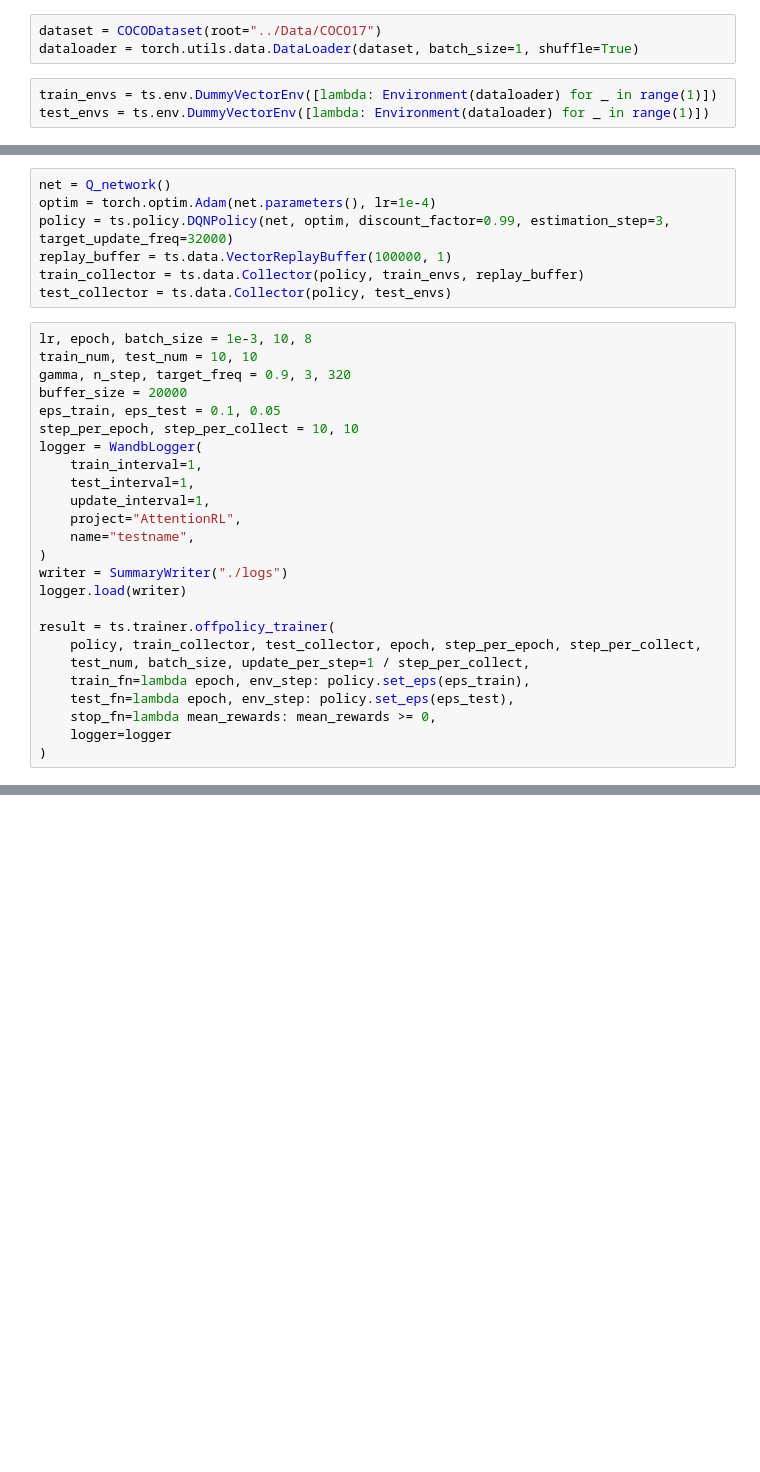
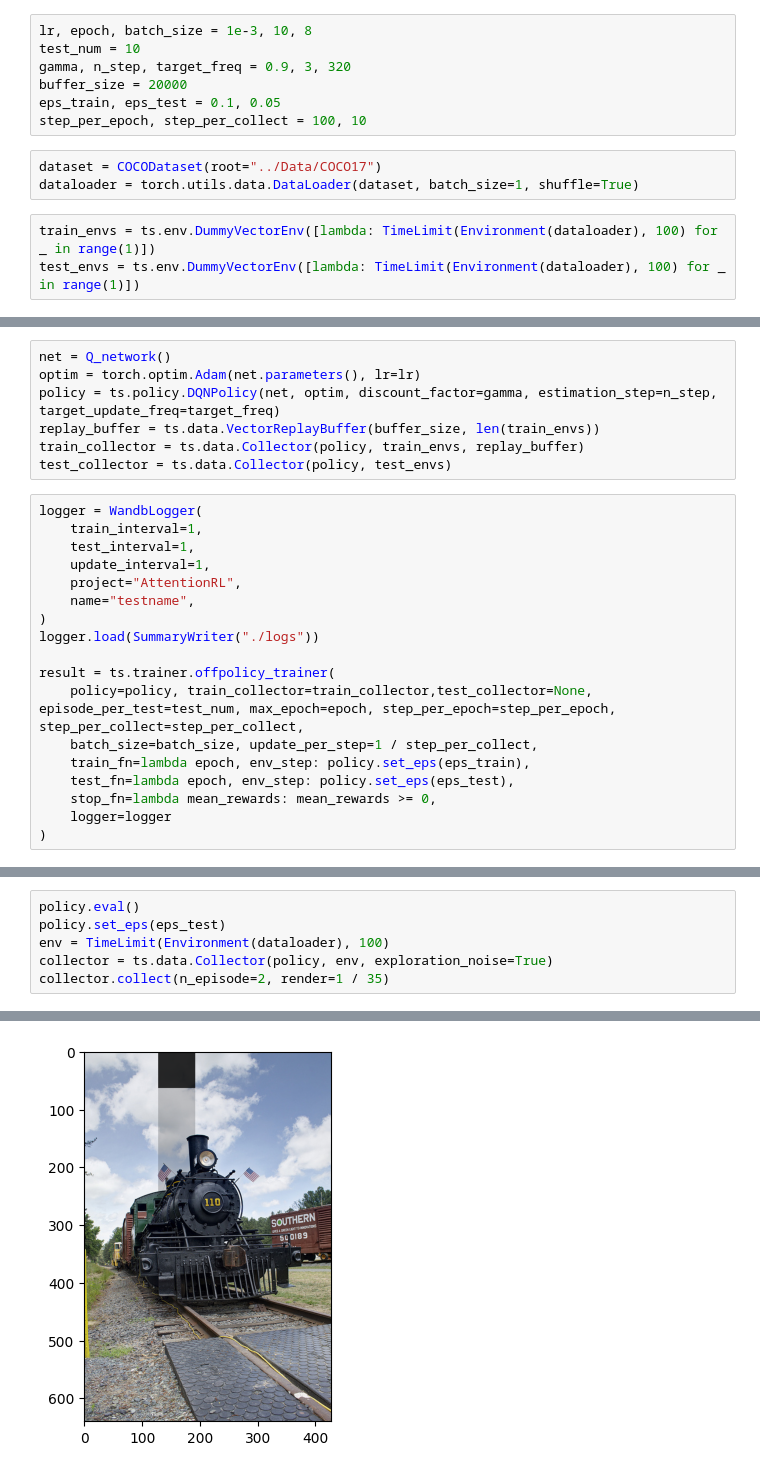
Before and after one commit to moeiniamir/AttentionRL, a Jupyter notebook: v2/agent1.ipynb, the cells around one changed output, grey strips where cells are left out. Drawn from its saved outputs; the diff is of its cells as text; blank space fills up the shorter version.

```diff
--- a/v2/agent1.ipynb
+++ b/v2/agent1.ipynb
@@ -216,6 +225,13 @@ class Environment(gym.Env):
+# %%
+lr, epoch, batch_size = 1e-3, 10, 8
+test_num = 10
+gamma, n_step, target_freq = 0.9, 3, 320
+buffer_size = 20000
+eps_train, eps_test = 0.1, 0.05
+step_per_epoch, step_per_collect = 100, 10
 # %%
 dataset = COCODataset(root="../Data/COCO17")
 dataloader = torch.utils.data.DataLoader(dataset, batch_size=1, shuffle=True)
 # %%
-train_envs = ts.env.DummyVectorEnv([lambda: Environment(dataloader) for _ in range(1)])
-test_envs = ts.env.DummyVectorEnv([lambda: Environment(dataloader) for _ in range(1)])
+train_envs = ts.env.DummyVectorEnv([lambda: TimeLimit(Environment(dataloader), 100) for _ in range(1)])
+test_envs = ts.env.DummyVectorEnv([lambda: TimeLimit(Environment(dataloader), 100) for _ in range(1)])
@@ -246,17 +238,11 @@ class Q_network(nn.Module):
 # %%
 net = Q_network()
-optim = torch.optim.Adam(net.parameters(), lr=1e-4)
-policy = ts.policy.DQNPolicy(net, optim, discount_factor=0.99, estimation_step=3, target_update_freq=32000)
-replay_buffer = ts.data.VectorReplayBuffer(100000, 1)
+optim = torch.optim.Adam(net.parameters(), lr=lr)
+policy = ts.policy.DQNPolicy(net, optim, discount_factor=gamma, estimation_step=n_step, target_update_freq=target_freq)
+replay_buffer = ts.data.VectorReplayBuffer(buffer_size, len(train_envs))
 train_collector = ts.data.Collector(policy, train_envs, replay_buffer)
 test_collector = ts.data.Collector(policy, test_envs)
 # %%
-lr, epoch, batch_size = 1e-3, 10, 8
-train_num, test_num = 10, 10
-gamma, n_step, target_freq = 0.9, 3, 320
-buffer_size = 20000
-eps_train, eps_test = 0.1, 0.05
-step_per_epoch, step_per_collect = 10, 10
 logger = WandbLogger(
     train_interval=1,
     test_interval=1,
@@ -264,12 +250,11 @@ logger = WandbLogger(
     project="AttentionRL",
     name="testname",
 )
-writer = SummaryWriter("./logs")
-logger.load(writer)
+logger.load(SummaryWriter("./logs"))
 
 result = ts.trainer.offpolicy_trainer(
-    policy, train_collector, test_collector, epoch, step_per_epoch, step_per_collect,
-    test_num, batch_size, update_per_step=1 / step_per_collect,
+    policy=policy, train_collector=train_collector,test_collector=None, episode_per_test=test_num, max_epoch=epoch, step_per_epoch=step_per_epoch, step_per_collect=step_per_collect,
+    batch_size=batch_size, update_per_step=1 / step_per_collect,
     train_fn=lambda epoch, env_step: policy.set_eps(eps_train),
     test_fn=lambda epoch, env_step: policy.set_eps(eps_test),
     stop_fn=lambda mean_rewards: mean_rewards >= 0,
@@ -286,0 +276,7 @@ View run at http://213.233.184.150:8080/attentionrl/AttentionRL/runs/58142682
+# %%
+policy.eval()
+policy.set_eps(eps_test)
+env = TimeLimit(Environment(dataloader), 100)
+collector = ts.data.Collector(policy, env, exploration_noise=True)
+collector.collect(n_episode=2, render=1 / 35)
+# %% [output]
@@ -286,0 +284 @@ View run at http://213.233.184.150:8080/attentionrl/AttentionRL/runs/58142682
+[figure, added]
```
Also changed, not shown: parts of 15 cells of this notebook, 1 other file.
